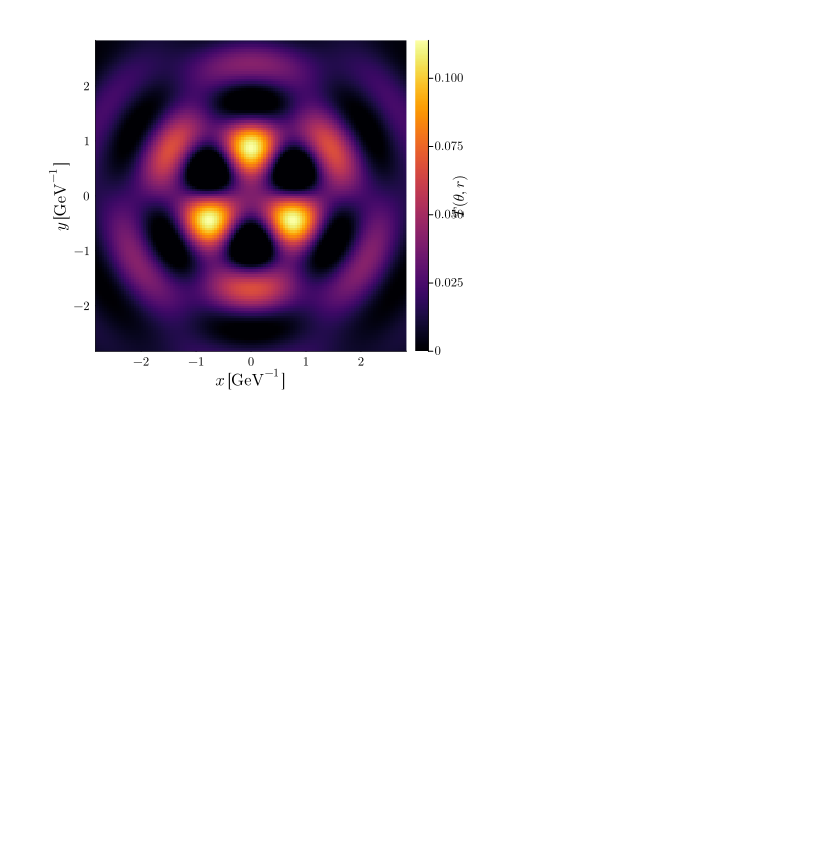
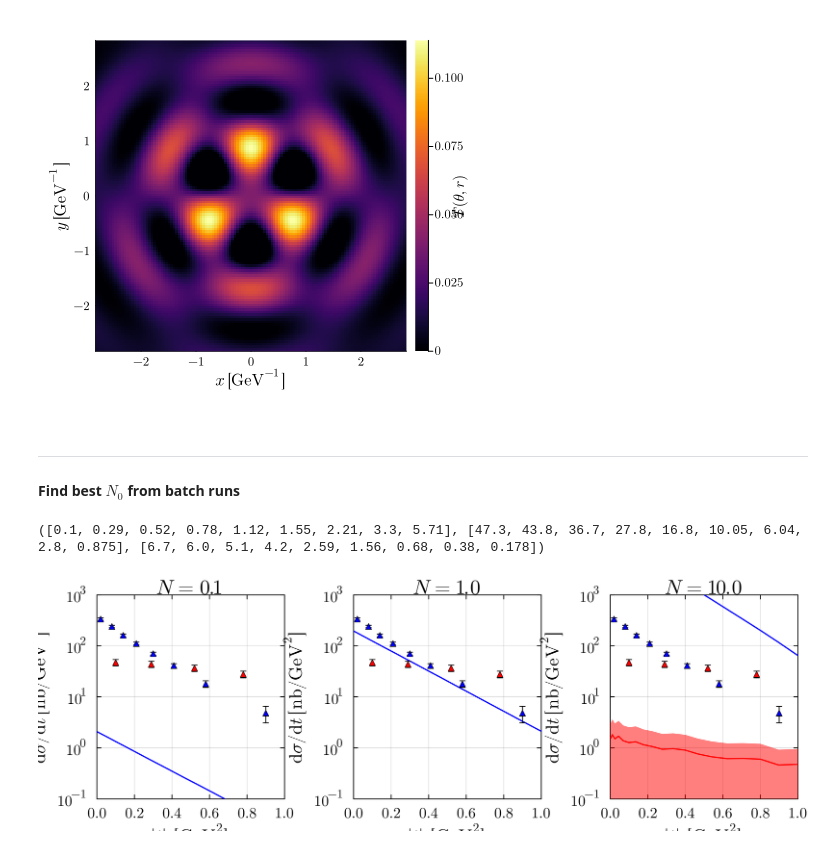
Before and after one commit to avramescudana/protonshape, a Jupyter notebook: notebooks/ShapeFunctionsTests.ipynb, the cells around one changed output. Drawn from its saved outputs; the diff is of its cells as text; code cells hidden in the pictures; blank space fills up the shorter version.

Commit message:
Extract best normalization for coherent cross section at t=0, now works.

```diff
--- a/notebooks/ShapeFunctionsTests.ipynb
+++ b/notebooks/ShapeFunctionsTests.ipynb
@@ -228,3 +296,48 @@ sg = SingleConfiguration(coeff_dict=Dict((3, 3) => 5.0), L=√8, Nx=128, Ny=128,
 sg = plot(sg)
 # %% [output]
 [figure]
+# %% [markdown]
+---
+#### Find best $N_0$ from batch runs
+# %%
+using JLD2
+
+# m, n = 3, 4
+dir = "../results"
+
+norms = Float64[]
+for file in readdir(dir)
+    # m = match(r"^cross_sections_mn_31_sigma_(.*)\.jld2$", file)
+    m = match(r"cross_sections_m_3_nmax_3_norm_sigma_1.0_N0_(.*)\.jld2$", file)
+    if m !== nothing
+        push!(norms, parse(Float64, m.captures[1]))
+    end
+end
+# %%
+tcent_coh_hera, dσdt_coh_hera, Δtot_coh_hera = read_coherent_data("../data/jpsi_coh_hera.txt")
+tcent_incoh_hera, dσdt_incoh_hera, Δtot_incoh_hera = read_coherent_data("../data/jpsi_incoh_hera.txt")
+# %% [output]
+([0.1, 0.29, 0.52, 0.78, 1.12, 1.55, 2.21, 3.3, 5.71], [47.3, 43.8, 36.7, 27.8, 16.8, 10.05, 6.04, 2.8, 0.875], [6.7, 6.0, 5.1, 4.2, 2.59, 1.56, 0.68, 0.38, 0.178])
+# %%
+plot_grid = []
+norms_sort = sort(norms)
+for norm in norms_sort
+    # data = JLD2.load("../results/cross_sections_mn_31_sigma_"*string(σ)*".jld2")
+    data = JLD2.load("../results/cross_sections_m_3_nmax_3_norm_sigma_1.0_N0_"*string(norm)*".jld2")
+    # data = JLD2.load("../results/cross_sections_m_3_nmax_3_norm_sigma_5.0_N0_"*string(norm)*".jld2")
+
+    dσdt_incoh_err, dσdt_coh_err, t_range, dσdt_coh, dσdt_incoh = data["dσdt_incoh_err"], data["dσdt_coh_err"], data["t_range"], data["dσdt_coh"], data["dσdt_incoh"]
+
+    data_cohincoh = CohIncohMCData(t_range, dσdt_coh, dσdt_coh_err, dσdt_incoh, dσdt_incoh_err, tcent_coh_hera, dσdt_coh_hera, Δtot_coh_hera, tcent_incoh_hera, dσdt_incoh_hera, Δtot_incoh_hera)
+
+    p = plot(data_cohincoh, legend=false, title=L"N=%$norm", titlefontsize=16)
+
+    push!(plot_grid, p)
+end
+
+plt = plot(plot_grid..., layout=(1, 3), size=(900, 300))
+xlims!(plt, (0, 1))
+# savefig(plt, "../plots/cohincoh_m_3_nmax_3_fine_sigma_dep.png")
+display(plt)
+# %% [output]
+[figure, added]
```
Also changed, not shown: parts of 10 cells of this notebook, 1 other file.
